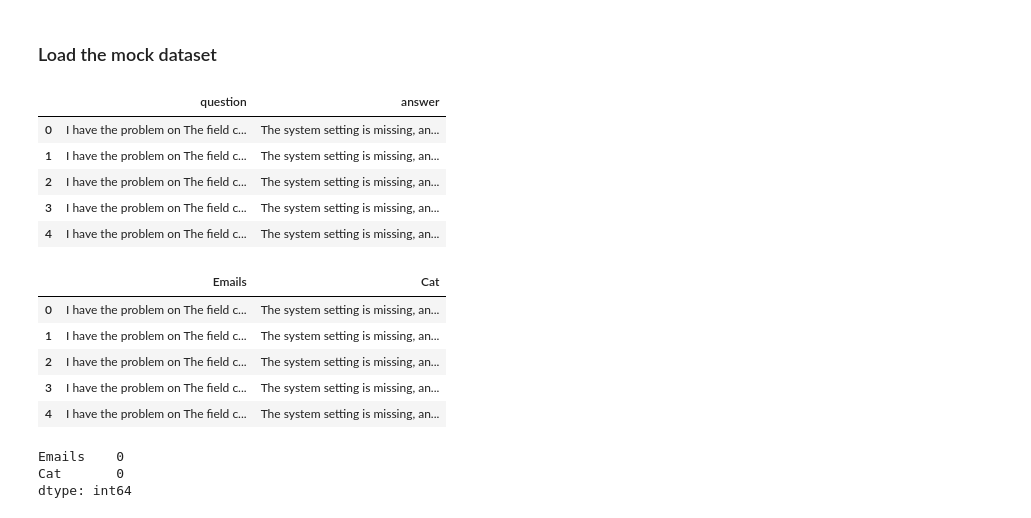
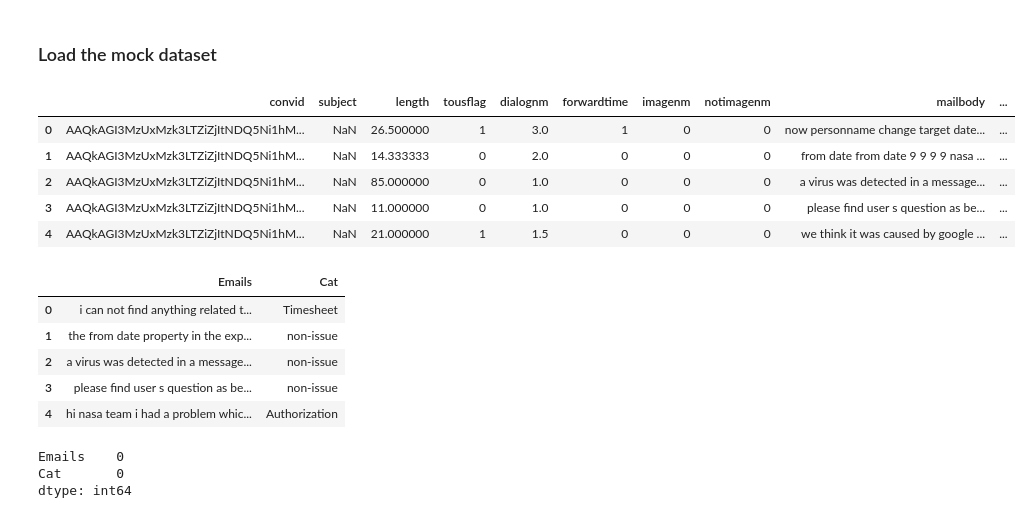
Before and after one commit to Jimmyshiai/deeplearning, a Jupyter notebook: 01_text_classification/Text Classification Keras.ipynb, the cells around one changed output. Drawn from its saved outputs; the diff is of its cells as text; code cells hidden in the pictures.

```diff
--- a/01_text_classification/Text Classification Keras.ipynb
+++ b/01_text_classification/Text Classification Keras.ipynb
@@ -37,28 +40,28 @@ You have TensorFlow version 1.11.0
 # %% [markdown]
 ### Load the mock dataset
 # %%
-df = pd.read_excel('../98_data/qalist_answer.xlsx', encoding='latin-1')
-df.head()
+source = pd.read_excel('../98_data/mail_groupby2.xlsx', encoding='latin-1')
+source.head()
 # %% [output]
-|  | question | answer |
-| 0 | I have the problem on The field c... | The system setting is missing, an... |
-| 1 | I have the problem on The field c... | The system setting is missing, an... |
-| 2 | I have the problem on The field c... | The system setting is missing, an... |
-| 3 | I have the problem on The field c... | The system setting is missing, an... |
-| 4 | I have the problem on The field c... | The system setting is missing, an... |
+|  | convid | subject | length | tousflag | dialognm | forwardtime | imagenm | notimagenm | mailbody | ... |
+| 0 | AAQkAGI3MzUxMzk3LTZiZjItNDQ5Ni1hM... | NaN | 26.500000 | 1 | 3.0 | 1 | 0 | 0 | now personname change target date... | ... |
+| 1 | AAQkAGI3MzUxMzk3LTZiZjItNDQ5Ni1hM... | NaN | 14.333333 | 0 | 2.0 | 0 | 0 | 0 | from date from date 9 9 9 9 nasa ... | ... |
+| 2 | AAQkAGI3MzUxMzk3LTZiZjItNDQ5Ni1hM... | NaN | 85.000000 | 0 | 1.0 | 0 | 0 | 0 | a virus was detected in a message... | ... |
+| 3 | AAQkAGI3MzUxMzk3LTZiZjItNDQ5Ni1hM... | NaN | 11.000000 | 0 | 1.0 | 0 | 0 | 0 | please find user s question as be... | ... |
+| 4 | AAQkAGI3MzUxMzk3LTZiZjItNDQ5Ni1hM... | NaN | 21.000000 | 1 | 1.5 | 0 | 0 | 0 | we think it was caused by google ... | ... |
 # %%
 # Rename the columns
-df.columns=['Emails', 'Cat']
-col = ['Emails', 'Cat']
+df=source[['mailquestion','Category']]
+df.columns=['Emails','Cat']
 df = df[pd.notnull(df['Emails'])]
 df.head()
 # %% [output]
 |  | Emails | Cat |
-| 0 | I have the problem on The field c... | The system setting is missing, an... |
-| 1 | I have the problem on The field c... | The system setting is missing, an... |
-| 2 | I have the problem on The field c... | The system setting is missing, an... |
-| 3 | I have the problem on The field c... | The system setting is missing, an... |
-| 4 | I have the problem on The field c... | The system setting is missing, an... |
+| 0 | i can not find anything related t... | Timesheet |
+| 1 | the from date property in the exp... | non-issue |
+| 2 | a virus was detected in a message... | non-issue |
+| 3 | please find user s question as be... | non-issue |
+| 4 | hi nasa team i had a problem whic... | Authorization |
 # %%
 df.isnull().sum()
 # %% [output]
```
Also changed, not shown: parts of 56 cells of this notebook, 19 other files.
